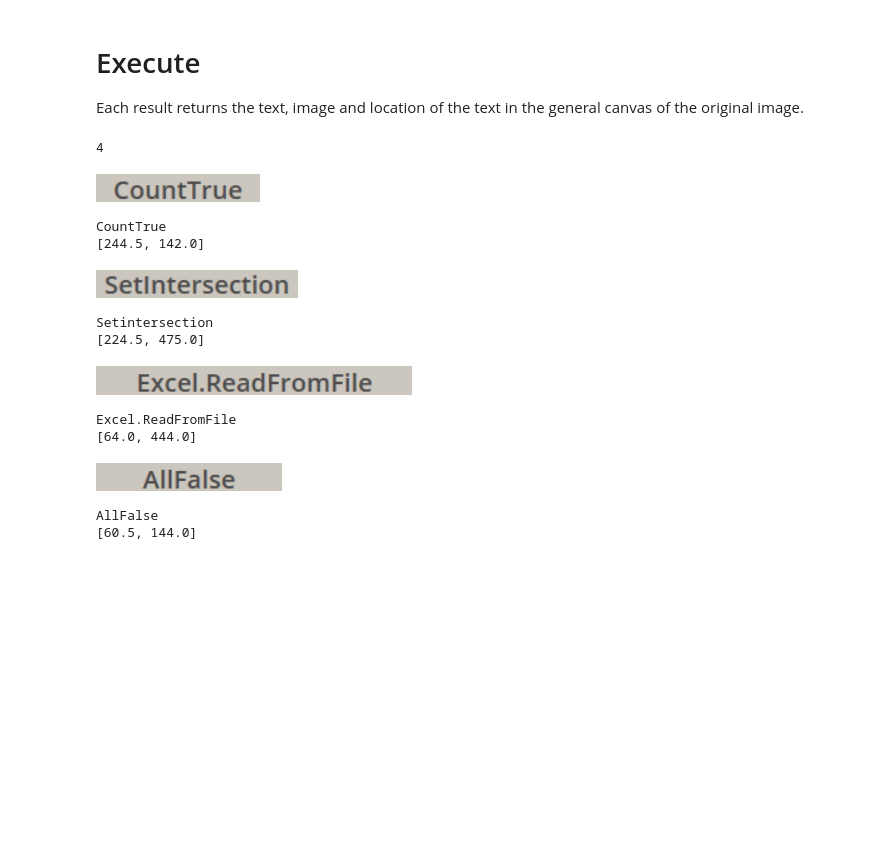
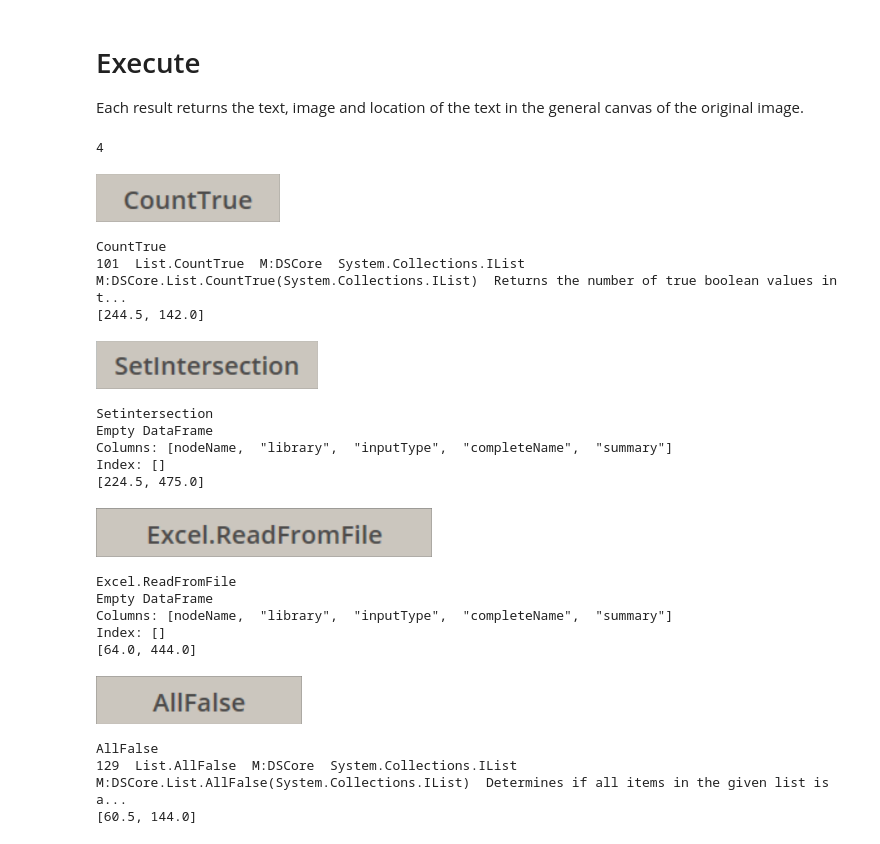
Before and after one commit to pabloderen/DynamoOCR, a Jupyter notebook: DynamoOCR.ipynb, the cells around one changed output. Cells and saved outputs as stored; diff of their text form; code cells hidden in the pictures; blank space fills up the shorter version.

```diff
--- a/DynamoOCR.ipynb
+++ b/DynamoOCR.ipynb
@@ -72,34 +72,54 @@ def processImage(img):
     threshText = cv2.threshold(img, 150, 255, cv2.THRESH_BINARY_INV)[1]
     edged =cv2.bitwise_not(threshText)
     data = pytesseract.image_to_string(img, lang='eng',config='--psm 11')
-    print(data)
+    return data
+# %%
+def searchPackage(name, df):
+    print(name)
+    # mask = df['nodeName'].applymap(lambda x: name  == str(x))
+    df1 = df[df.nodeName.str.contains(name)]
+    print(df1.to_string(header=False))
 # %% [markdown]
 # Execute
 Each result returns the text, image and location of the text in the general canvas of the original image.
 # %%
 #Process the image, place the image in the folder
+
+import pandas as pd
+url = 'https://raw.githubusercontent.com/pabloderen/DynamoOCR/master/nodes_list.csv'
+df = pd.read_csv(url)
+df.set_index('nodeName')
 
 for path in uploaded.keys():
     cut, center  = cutTitles(cv2.imread(path))
     count = 0
     titles = []
     for index, i in enumerate(cut):
         cv2_imshow(i)
-        processImage(i)
+        name = processImage(i)
+        searchPackage(name, df)
         print(center[index])
 
     cv2.waitKey()
 # %% [output]
 4
-[figure, old version]
+[figure, new version]
 CountTrue
+101  List.CountTrue  M:DSCore  System.Collections.IList  M:DSCore.List.CountTrue(System.Collections.IList)  Returns the number of true boolean values in t...
 [244.5, 142.0]
-[figure, old version]
+[figure, new version]
 Setintersection
+Empty DataFrame
+Columns: [nodeName,  "library",  "inputType",  "completeName",  "summary"]
+Index: []
 [224.5, 475.0]
-[figure, old version]
+[figure, new version]
 Excel.ReadFromFile
+Empty DataFrame
+Columns: [nodeName,  "library",  "inputType",  "completeName",  "summary"]
+Index: []
 [64.0, 444.0]
-[figure, old version]
+[figure, new version]
 AllFalse
+129  List.AllFalse  M:DSCore  System.Collections.IList  M:DSCore.List.AllFalse(System.Collections.IList)  Determines if all items in the given list is a...
 [60.5, 144.0]
```
